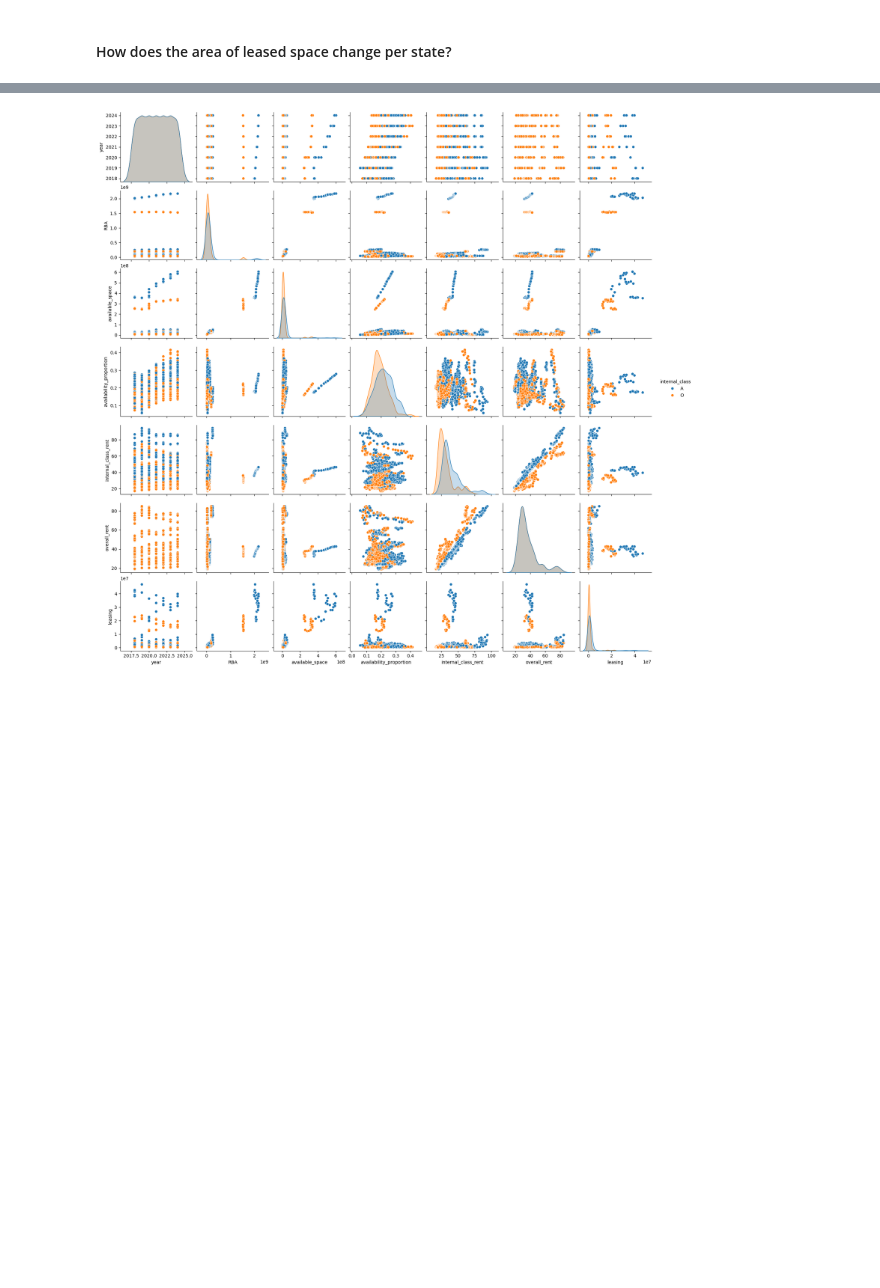
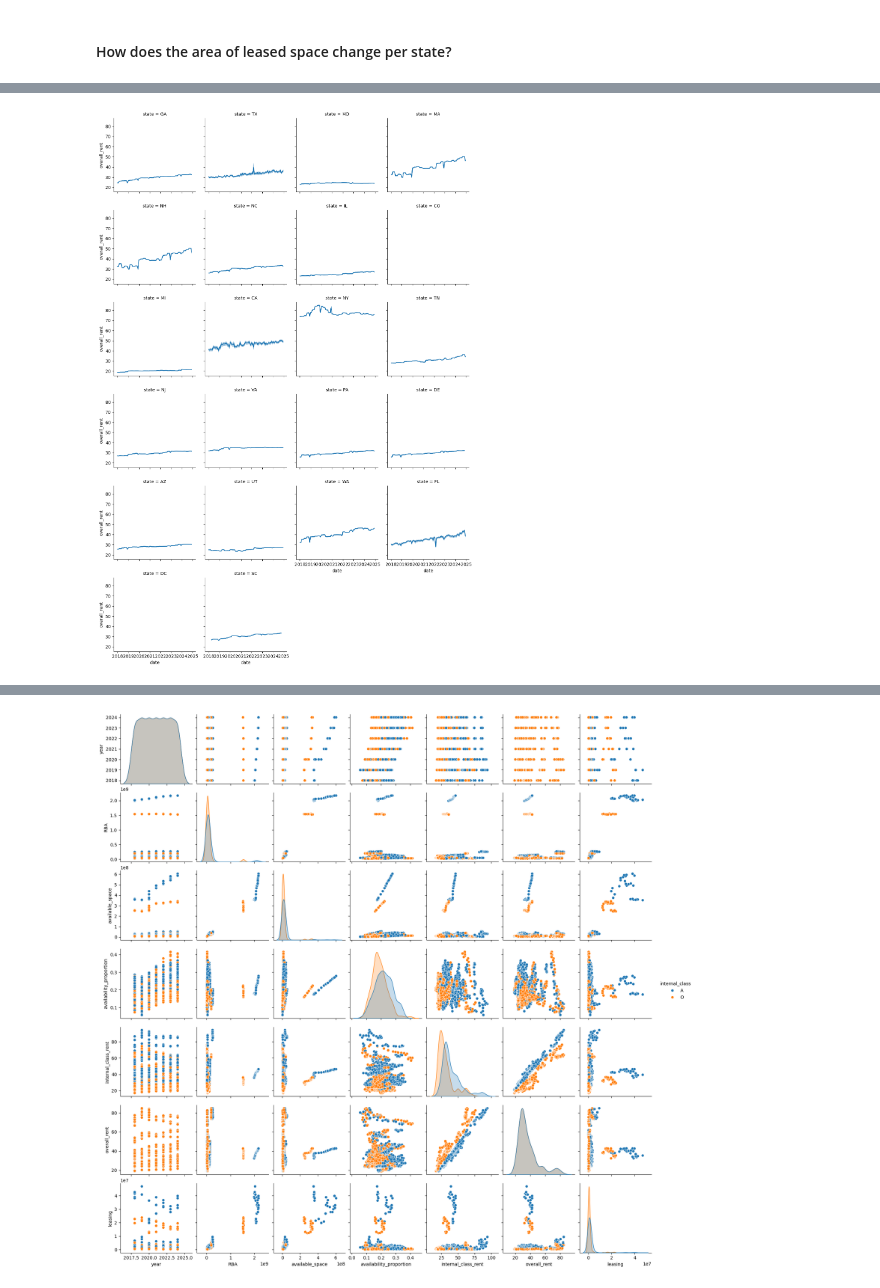
Before and after one commit to cph-datascience/ASA-DataFest-2025, a Jupyter notebook: code/leases-analysis.ipynb, the cells around one changed output, grey strips where cells are left out. Saved outputs shown, nothing was run; the diff lists cells and outputs as text; code cells hidden in the pictures; blank space fills up the shorter version.

```diff
--- a/code/leases-analysis.ipynb
+++ b/code/leases-analysis.ipynb
@@ -317,0 +359,5 @@ sns.catplot(data=leases_no_price_df, x='leasedSF', y='state', kind='bar');
+# %%
+state_overall_rent = sns.FacetGrid(leases_time_series_df, col='state', col_wrap=4, height=3).map(sns.lineplot, 'date', 'overall_rent').add_legend()
+state_overall_rent.map(sns.lineplot, 'date', 'overall_rent').add_legend();
+# %% [output]
+[figure, added]
```
Also changed, not shown: parts of 14 cells of this notebook, 1 other file.
